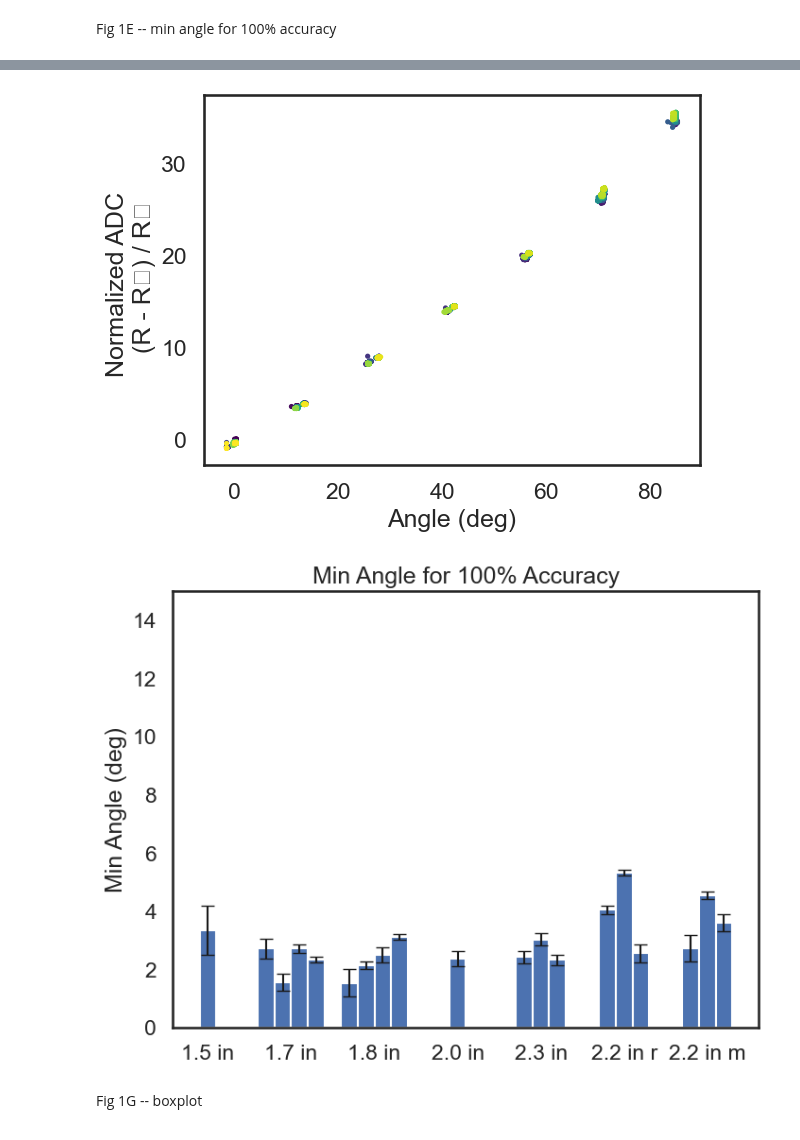
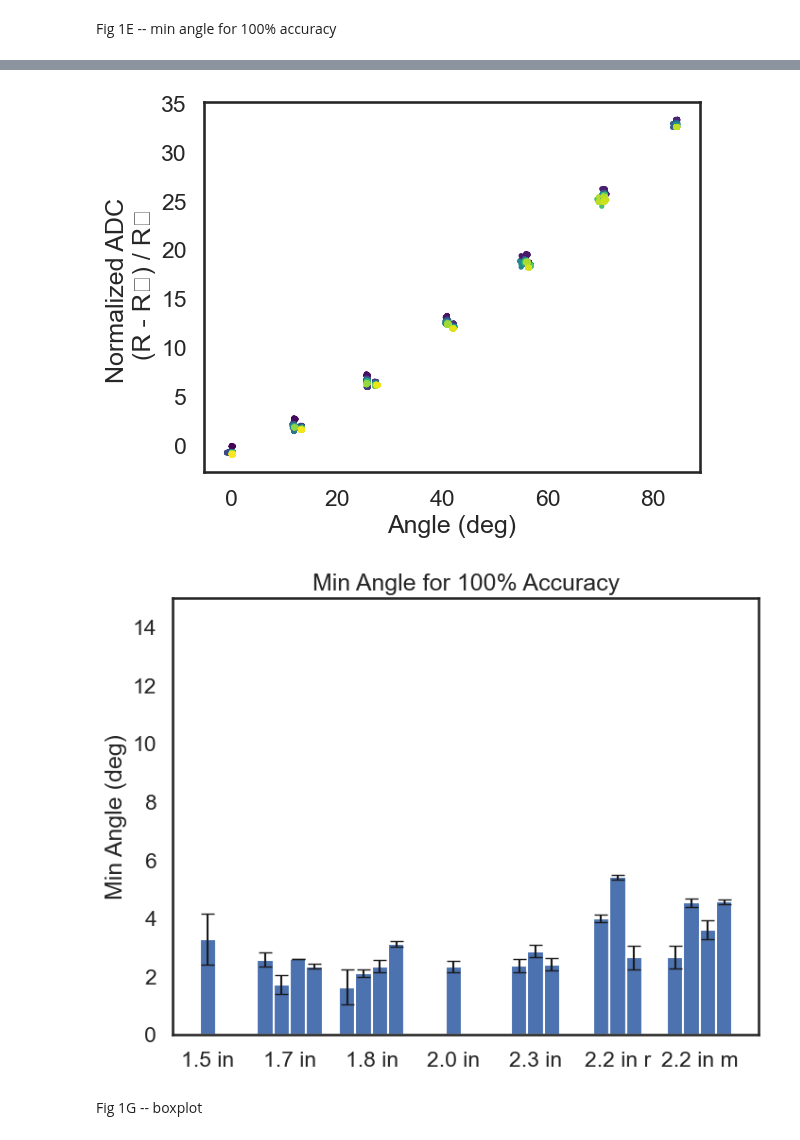
Before and after one commit to neuralengatberkeley/Strain-Sensor-, a Jupyter notebook: Code/analysis/error_analysis_PK_check.ipynb, the cells around one changed output, grey strips where cells are left out. Cells and saved outputs as stored; diff of their text form; code cells hidden in the pictures.

Commit message:
collected reapplication and misalignment data with velcro

```diff
--- a/Code/analysis/error_analysis_PK_check.ipynb
+++ b/Code/analysis/error_analysis_PK_check.ipynb
@@ -94,9 +97,12 @@ DS18_datafiles = os.path.join(path_to_repository , "CSV Data/4_17_25/2.24_reappl
 DS19_datafiles = os.path.join(path_to_repository , "CSV Data/4_17_25/2.24_misalignment_v10_4_17_25.csv")
 DS20_datafiles = os.path.join(path_to_repository , "CSV Data/4_17_25/2.24_misalignment_v20_4_17_25.csv")
 
+DStest_datafiles = os.path.join(path_to_repository , "CSV Data/4_18_25/2.34_misalignment_v20_4_18_25.csv")
+
+
 
 g = bender_class()
-g.load_data(DS_velcro)
+g.load_data(DStest_datafiles)
 g.normalize_adc_over_R0()
 g.plot_data(scatter=True)
 
@@ -107,7 +113,7 @@ DS_all = [[DS25],
           [DS11_datafiles],
           [DS1_datafiles, DS2_datafiles, DS_velcro],
           [DS16_datafiles, DS17_datafiles, DS18_datafiles],
-          [DS18_datafiles, DS19_datafiles, DS20_datafiles]
+          [DS18_datafiles, DS19_datafiles, DS20_datafiles, DStest_datafiles],
          ]
 
 bar_labels = ["1.5 in", "1.7 in", "1.8 in", "2.0 in", "2.3 in", "2.2 in r", "2.2 in m"]
@@ -146,9 +152,9 @@ ADC normalized with initial value R₀: 942.0
 <class 'list'>
 <class 'list'>
 <class 'list'>
 <class 'list'>
-[figure, old version]
+[figure, new version]
-[figure, old version]
+[figure, new version]
 # %% [markdown]
 Fig 1G -- boxplot
 # %%
```
Also changed, not shown: parts of 3 cells of this notebook, 15 other files.
